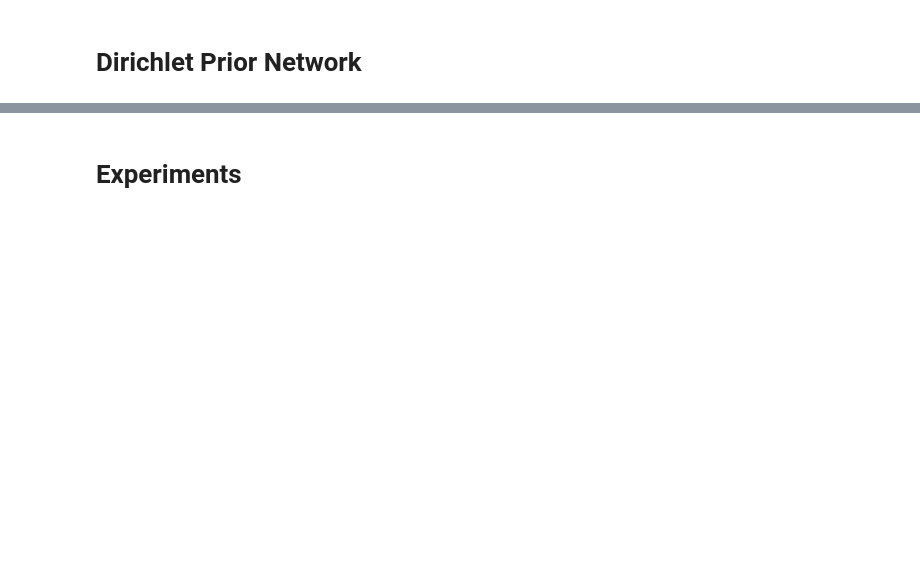
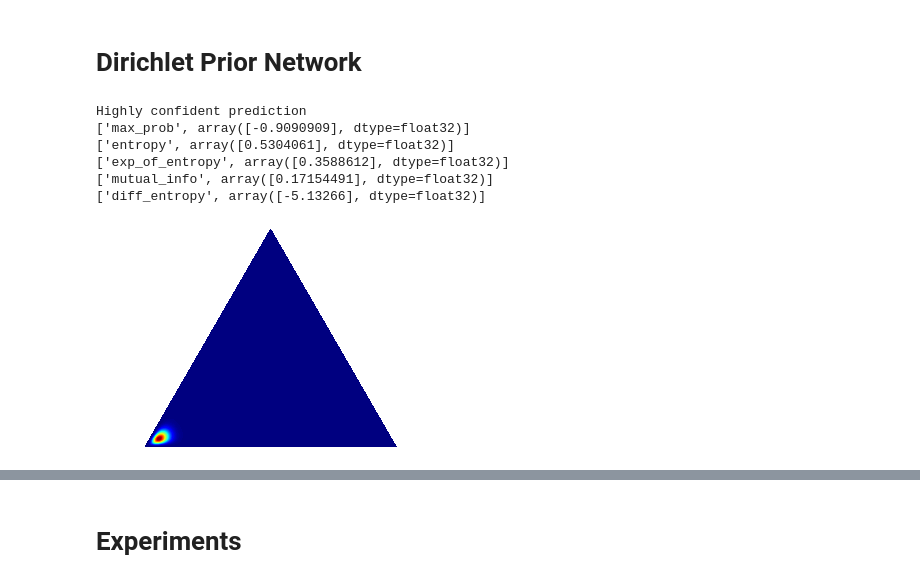
Before and after one commit to stat-ml/alpaca, a Jupyter notebook: examples/DirichletPriorNet_Classification.ipynb, the cells around one changed output, grey strips where cells are left out. Saved outputs shown, nothing was run; the diff lists cells and outputs as text; code cells hidden in the pictures; blank space fills up the shorter version.

```diff
--- a/examples/DirichletPriorNet_Classification.ipynb
+++ b/examples/DirichletPriorNet_Classification.ipynb
@@ -91,0 +161,11 @@ class DPNClass(nn.Module):
+# %%
+print("Highly confident prediction")
+vis_metrics([100, 5, 5])
+# %% [output]
+Highly confident prediction
+['max_prob', array([-0.9090909], dtype=float32)]
+['entropy', array([0.5304061], dtype=float32)]
+['exp_of_entropy', array([0.3588612], dtype=float32)]
+['mutual_info', array([0.17154491], dtype=float32)]
+['diff_entropy', array([-5.13266], dtype=float32)]
+[figure, added]
```
Also changed, not shown: parts of 48 cells of this notebook.
